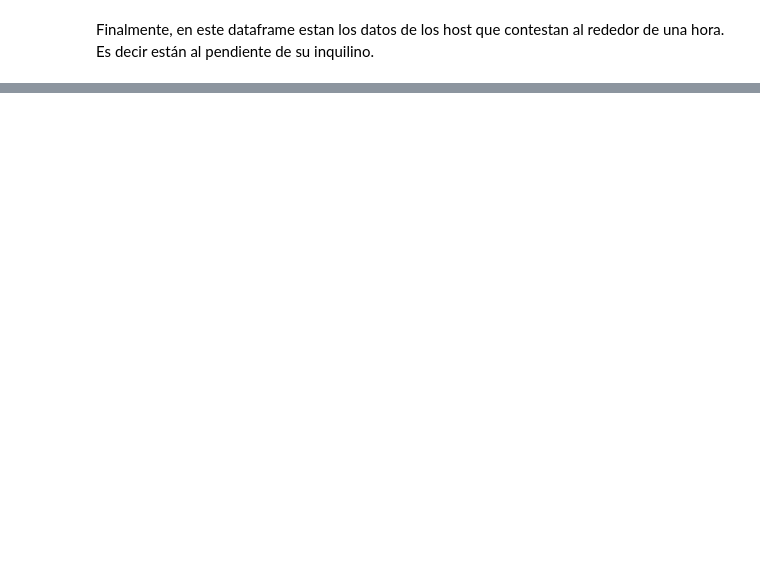
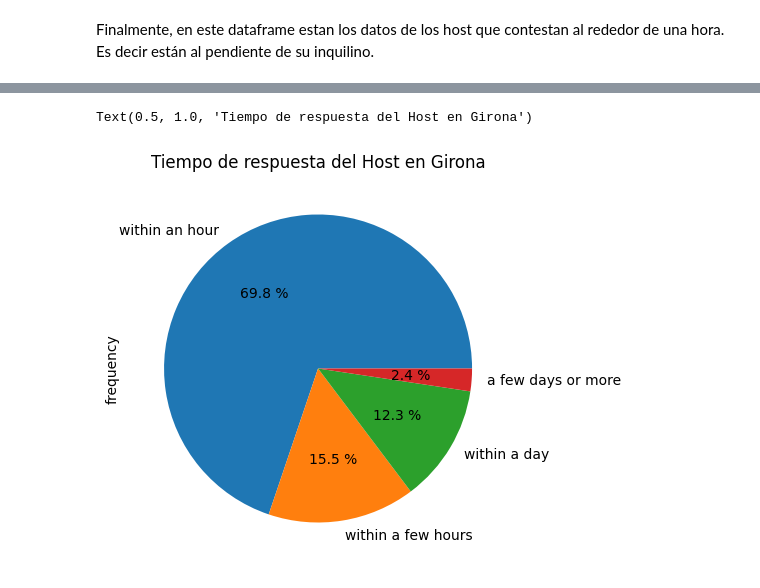
Before and after one commit to nataliaovandof/Evaluacion, a Jupyter notebook: Evaluacion.ipynb, the cells around one changed output, grey strips where cells are left out. Drawn from its saved outputs; the diff is of its cells as text; code cells hidden in the pictures; blank space fills up the shorter version.

```diff
--- a/Evaluacion.ipynb
+++ b/Evaluacion.ipynb
@@ -1630,0 +614,5 @@ files.download("jGir.csv")
+# %%
+Gir_tabla1= freq_tbl(girona['host_response_time'])
+Gir_tabla1_index= Gir_tabla1.set_index('host_response_time')
+#tabla1
+Gir_tabla1_index
@@ -1630,0 +638,6 @@ files.download("jGir.csv")
+# %%
+Gir_tabla1_index['frequency'].plot(kind='pie', figsize=(10,5), autopct="%0.1f %%")
+plt.title('Tiempo de respuesta del Host en Girona')
+# %% [output]
+Text(0.5, 1.0, 'Tiempo de respuesta del Host en Girona')
+[figure, added]
```
Also changed, not shown: parts of 113 cells of this notebook.
